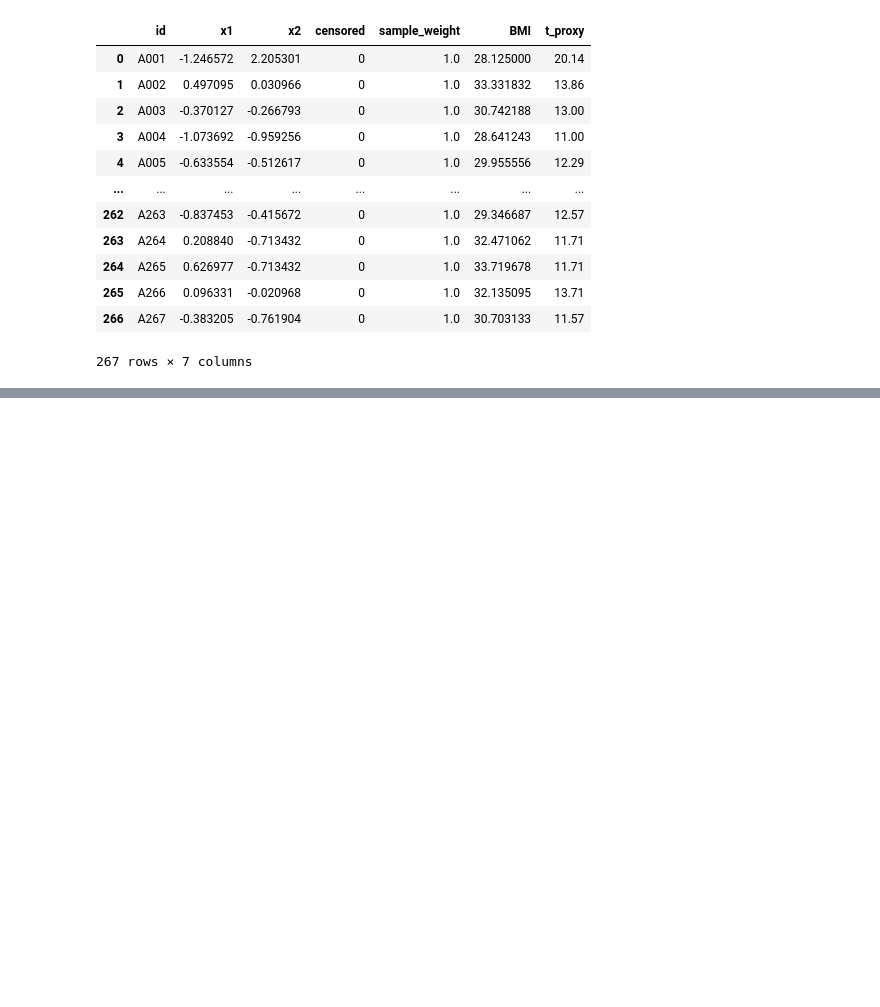
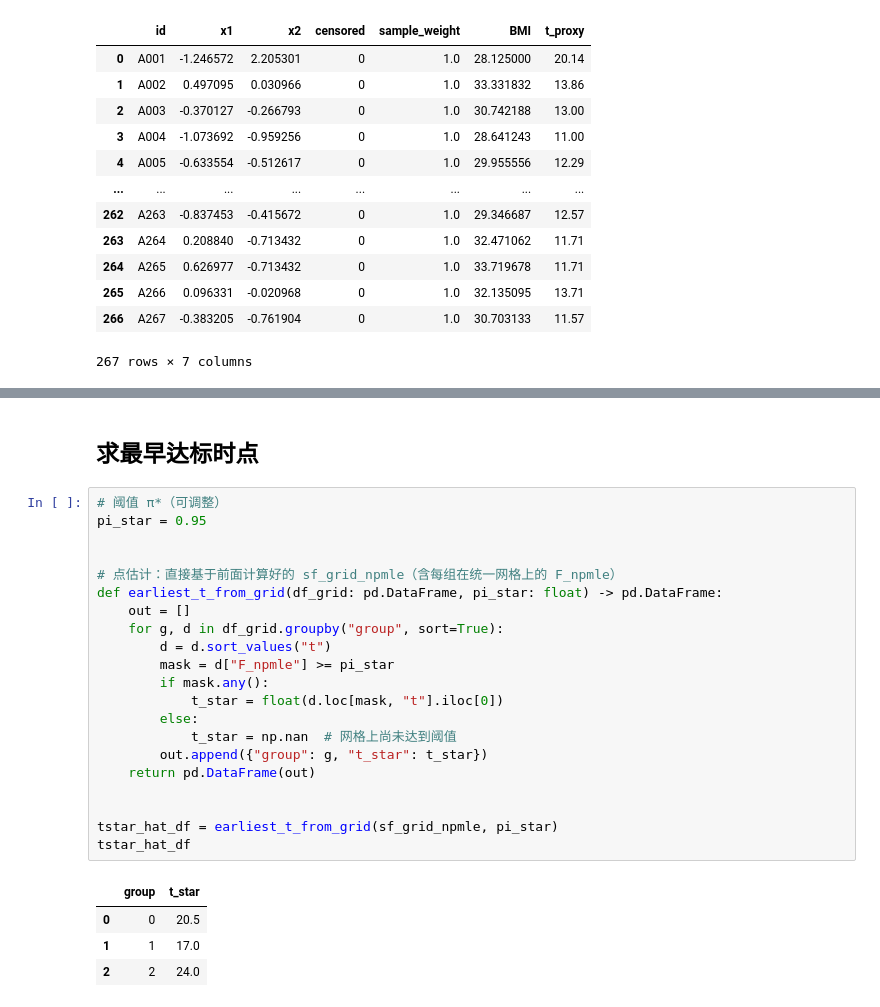
Before and after one commit to George-Zheng-1013/prenatal-testing, a Jupyter notebook: Q2/数据预处理.ipynb, the cells around one changed output, grey strips where cells are left out. Cells and saved outputs as stored; diff of their text form; blank space fills up the shorter version.

```diff
--- a/Q2/数据预处理.ipynb
+++ b/Q2/数据预处理.ipynb
@@ -255,0 +597,28 @@ cluster_stats[
+# %% [markdown]
+## 求最早达标时点
+# %%
+# 阈值 π*（可调整）
+pi_star = 0.95
+
+
+# 点估计：直接基于前面计算好的 sf_grid_npmle（含每组在统一网格上的 F_npmle）
+def earliest_t_from_grid(df_grid: pd.DataFrame, pi_star: float) -> pd.DataFrame:
+    out = []
+    for g, d in df_grid.groupby("group", sort=True):
+        d = d.sort_values("t")
+        mask = d["F_npmle"] >= pi_star
+        if mask.any():
+            t_star = float(d.loc[mask, "t"].iloc[0])
+        else:
+            t_star = np.nan  # 网格上尚未达到阈值
+        out.append({"group": g, "t_star": t_star})
+    return pd.DataFrame(out)
+
+
+tstar_hat_df = earliest_t_from_grid(sf_grid_npmle, pi_star)
+tstar_hat_df
+# %% [output]
+|  | group | t_star |
+| 0 | 0 | 20.5 |
+| 1 | 1 | 17.0 |
+| 2 | 2 | 24.0 |
```
Also changed, not shown: parts of 13 cells of this notebook, 3 other files.
